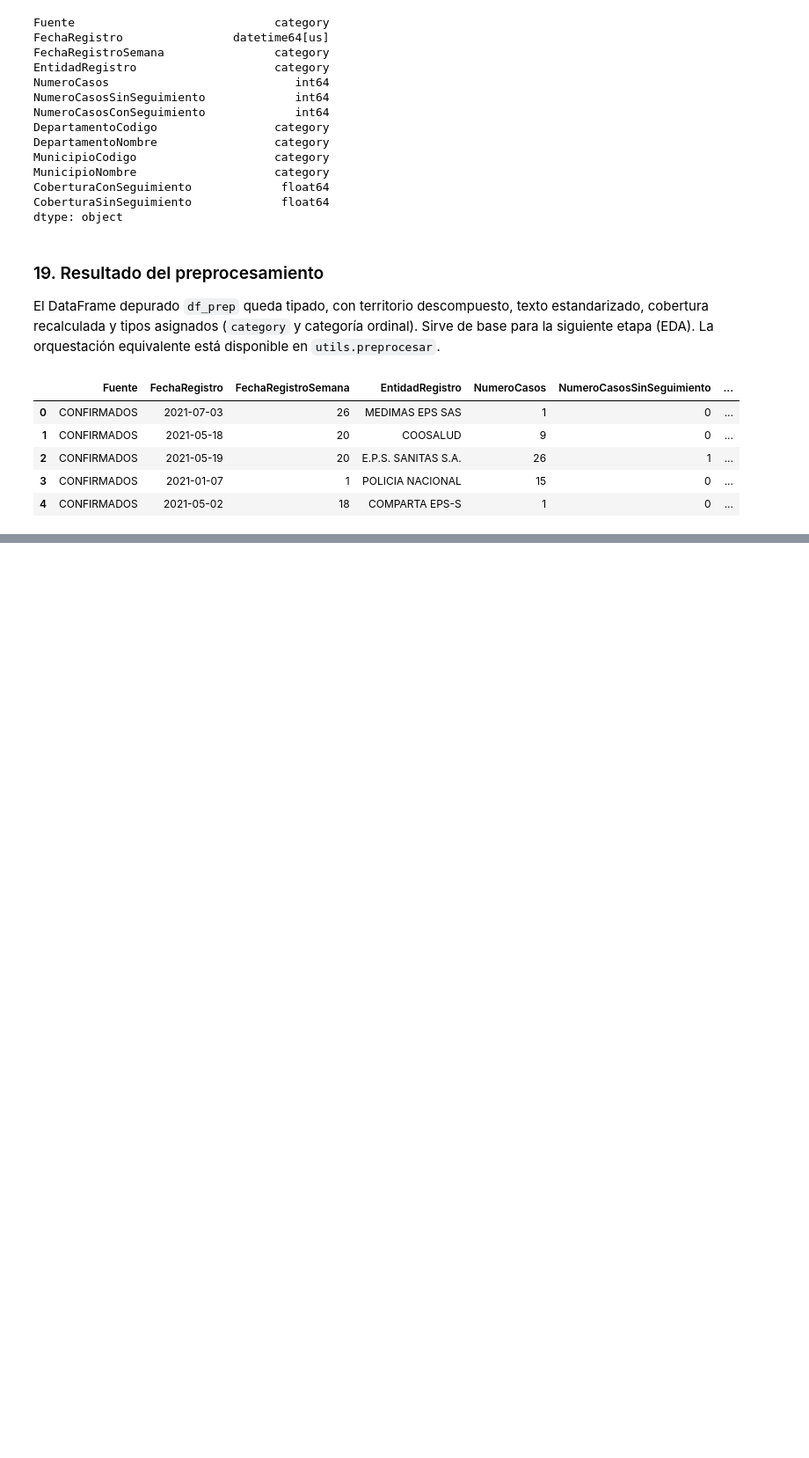
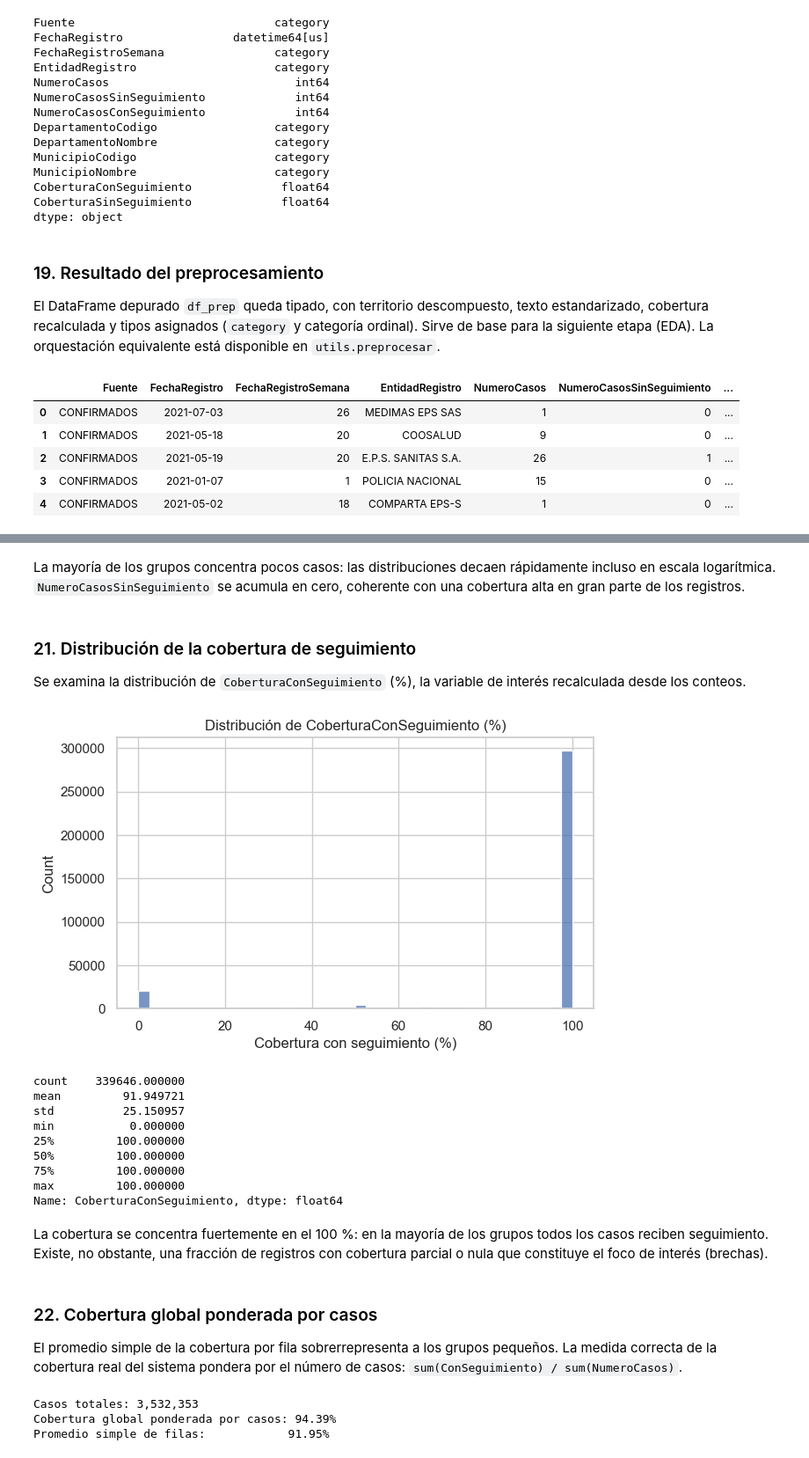
Before and after one commit to JabesMonroy/Proyecto_Esp-Fund-Datos_PRASS_Seg.COVID19, a Jupyter notebook: Proyecto_PRASS_Seguimiento_COVID19.ipynb, the cells around one changed output, grey strips where cells are left out. Shown at 88% size. Cells and saved outputs as stored; diff of their text form; code cells hidden in the pictures; blank space fills up the shorter version.

```diff
--- a/Proyecto_PRASS_Seguimiento_COVID19.ipynb
+++ b/Proyecto_PRASS_Seguimiento_COVID19.ipynb
@@ -480,0 +499,42 @@ df_prep.head()
+# %% [markdown]
+La mayoría de los grupos concentra pocos casos: las distribuciones decaen rápidamente incluso en escala logarítmica. `NumeroCasosSinSeguimiento` se acumula en cero, coherente con una cobertura alta en gran parte de los registros.
+# %% [markdown]
+### 21. Distribución de la cobertura de seguimiento
+
+Se examina la distribución de `CoberturaConSeguimiento` (%), la variable de interés recalculada desde los conteos.
+# %%
+fig, ax = plt.subplots(figsize=(7, 4))
+sns.histplot(df_prep['CoberturaConSeguimiento'], bins=40, ax=ax)
+ax.set_title('Distribución de CoberturaConSeguimiento (%)')
+ax.set_xlabel('Cobertura con seguimiento (%)')
+plt.show()
+df_prep['CoberturaConSeguimiento'].describe()
+# %% [output]
+[figure, added]
+count    339646.000000
+mean         91.949721
+std          25.150957
+min           0.000000
+25%         100.000000
+50%         100.000000
+75%         100.000000
+max         100.000000
+Name: CoberturaConSeguimiento, dtype: float64
+# %% [markdown]
+La cobertura se concentra fuertemente en el 100 %: en la mayoría de los grupos todos los casos reciben seguimiento. Existe, no obstante, una fracción de registros con cobertura parcial o nula que constituye el foco de interés (brechas).
+# %% [markdown]
+### 22. Cobertura global ponderada por casos
+
+El promedio simple de la cobertura por fila sobrerrepresenta a los grupos pequeños. La medida correcta de la cobertura real del sistema pondera por el número de casos: `sum(ConSeguimiento) / sum(NumeroCasos)`.
+# %%
+casos = df_prep['NumeroCasos'].sum()
+con = df_prep['NumeroCasosConSeguimiento'].sum()
+glob_pond = con / casos * 100
+glob_simple = df_prep['CoberturaConSeguimiento'].mean()
+print(f'Casos totales: {casos:,}')
+print(f'Cobertura global ponderada por casos: {glob_pond:.2f}%')
+print(f'Promedio simple de filas:            {glob_simple:.2f}%')
+# %% [output]
+Casos totales: 3,532,353
+Cobertura global ponderada por casos: 94.39%
+Promedio simple de filas:            91.95%
```
Also changed, not shown: parts of 4 cells of this notebook.
